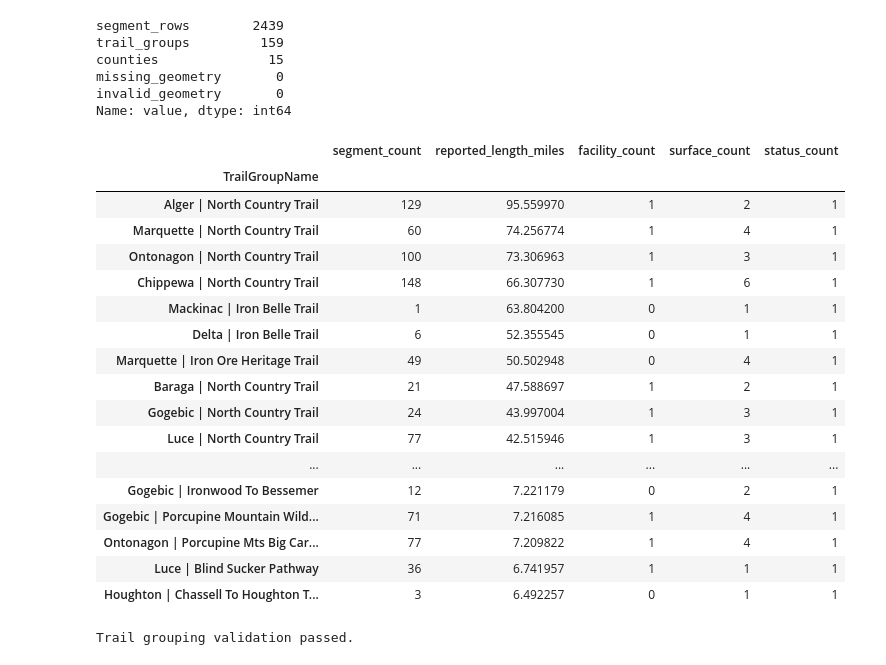
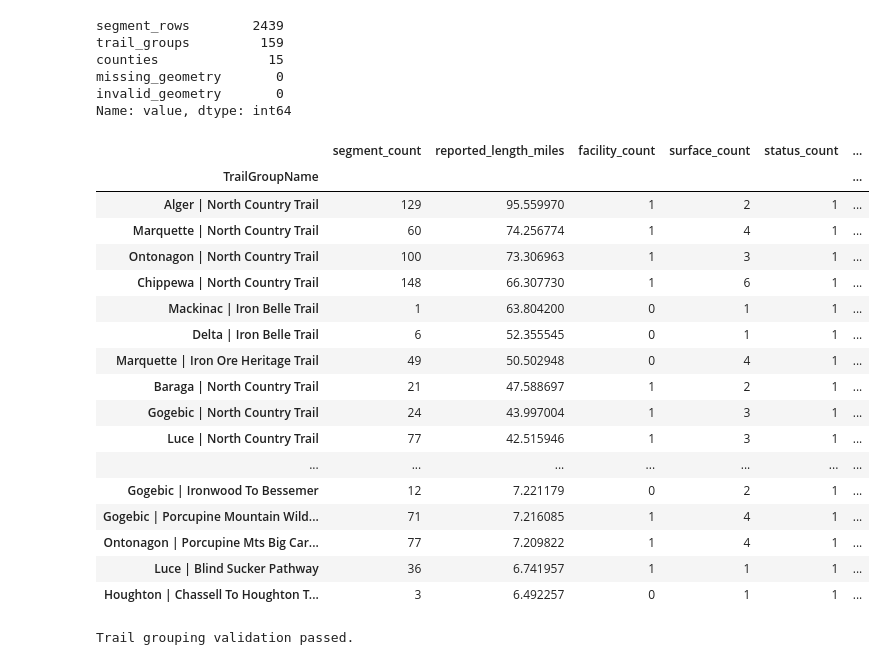
Before and after one commit to RayofData/whats-up-outdoors, a Jupyter notebook: notebooks/01_trail_data_audit.ipynb, the cells around one changed output. Drawn from its saved outputs; the diff is of its cells as text; code cells hidden in the pictures.

```diff
--- a/notebooks/01_trail_data_audit.ipynb
+++ b/notebooks/01_trail_data_audit.ipynb
@@ -64,6 +65,8 @@ unique_counts
 PLACEHOLDER_VALUES = {
     "",
     "-1",
+    "99",
+    "-99"
     "Unspecified",
     "Unknown",
     "None",
@@ -219,6 +225,7 @@ Unique hiking names: 135
 # %%
 DROP_COLUMNS = [
     "Peninsula",
+    "DNRTrail",
     "Hiking",
     "TrailApprovalStatus",
     "SpecialRestrictionType",
@@ -246,6 +253,7 @@ FINAL_COLUMN_ORDER = [
     "County",
     "OpenClosedStatusNonmotor",
     "SurfaceType",
+    "TrailWidthFeet",
     "ADAAccessible",
     "SegmentLengthMiles",
     "TrailAdministrator",
@@ -289,38 +297,46 @@ missing_geometry       0
 invalid_geometry       0
 Name: value, dtype: int64
 # %%
+def first_mode(series: pd.Series):
+    """Return the first mode, or missing if no valid values exist."""
+    modes = series.dropna().mode()
+    return modes.iloc[0] if not modes.empty else pd.NA
+
+
+
 trail_group_summary = (
     final_trails.groupby("TrailGroupName")
     .agg(
         segment_count=("OBJECTID", "size"),
         reported_length_miles=("SegmentLengthMiles", "sum"),
         facility_count=("FacilityName", "nunique"),
         surface_count=("SurfaceType", "nunique"),
         status_count=("OpenClosedStatusNonmotor", "nunique"),
+        typical_trail_width=("TrailWidthFeet", first_mode),
     )
     .sort_values("reported_length_miles", ascending=False)
 )
 
 trail_group_summary.head(30)
 # %% [output]
-|  | segment_count | reported_length_miles | facility_count | surface_count | status_count |
-| TrailGroupName |  |  |  |  |  |
-| Alger | North Country Trail | 129 | 95.559970 | 1 | 2 | 1 |
-| Marquette | North Country Trail | 60 | 74.256774 | 1 | 4 | 1 |
-| Ontonagon | North Country Trail | 100 | 73.306963 | 1 | 3 | 1 |
-| Chippewa | North Country Trail | 148 | 66.307730 | 1 | 6 | 1 |
-| Mackinac | Iron Belle Trail | 1 | 63.804200 | 0 | 1 | 1 |
-| Delta | Iron Belle Trail | 6 | 52.355545 | 0 | 1 | 1 |
-| Marquette | Iron Ore Heritage Trail | 49 | 50.502948 | 0 | 4 | 1 |
-| Baraga | North Country Trail | 21 | 47.588697 | 1 | 2 | 1 |
-| Gogebic | North Country Trail | 24 | 43.997004 | 1 | 3 | 1 |
-| Luce | North Country Trail | 77 | 42.515946 | 1 | 3 | 1 |
-| ... | ... | ... | ... | ... | ... |
-| Gogebic | Ironwood To Bessemer | 12 | 7.221179 | 0 | 2 | 1 |
-| Gogebic | Porcupine Mountain Wild... | 71 | 7.216085 | 1 | 4 | 1 |
-| Ontonagon | Porcupine Mts Big Car... | 77 | 7.209822 | 1 | 4 | 1 |
-| Luce | Blind Sucker Pathway | 36 | 6.741957 | 1 | 1 | 1 |
-| Houghton | Chassell To Houghton T... | 3 | 6.492257 | 0 | 1 | 1 |
+|  | segment_count | reported_length_miles | facility_count | surface_count | status_count | ... |
+| TrailGroupName |  |  |  |  |  | ... |
+| Alger | North Country Trail | 129 | 95.559970 | 1 | 2 | 1 | ... |
+| Marquette | North Country Trail | 60 | 74.256774 | 1 | 4 | 1 | ... |
+| Ontonagon | North Country Trail | 100 | 73.306963 | 1 | 3 | 1 | ... |
+| Chippewa | North Country Trail | 148 | 66.307730 | 1 | 6 | 1 | ... |
+| Mackinac | Iron Belle Trail | 1 | 63.804200 | 0 | 1 | 1 | ... |
+| Delta | Iron Belle Trail | 6 | 52.355545 | 0 | 1 | 1 | ... |
+| Marquette | Iron Ore Heritage Trail | 49 | 50.502948 | 0 | 4 | 1 | ... |
+| Baraga | North Country Trail | 21 | 47.588697 | 1 | 2 | 1 | ... |
+| Gogebic | North Country Trail | 24 | 43.997004 | 1 | 3 | 1 | ... |
+| Luce | North Country Trail | 77 | 42.515946 | 1 | 3 | 1 | ... |
+| ... | ... | ... | ... | ... | ... | ... |
+| Gogebic | Ironwood To Bessemer | 12 | 7.221179 | 0 | 2 | 1 | ... |
+| Gogebic | Porcupine Mountain Wild... | 71 | 7.216085 | 1 | 4 | 1 | ... |
+| Ontonagon | Porcupine Mts Big Car... | 77 | 7.209822 | 1 | 4 | 1 | ... |
+| Luce | Blind Sucker Pathway | 36 | 6.741957 | 1 | 1 | 1 | ... |
+| Houghton | Chassell To Houghton T... | 3 | 6.492257 | 0 | 1 | 1 | ... |
 # %%
 # All source segments should appear in exactly one trail group.
 assert trail_group_summary["segment_count"].sum() == len(final_trails)
```
Also changed, not shown: parts of 4 cells of this notebook, 5 other files.
